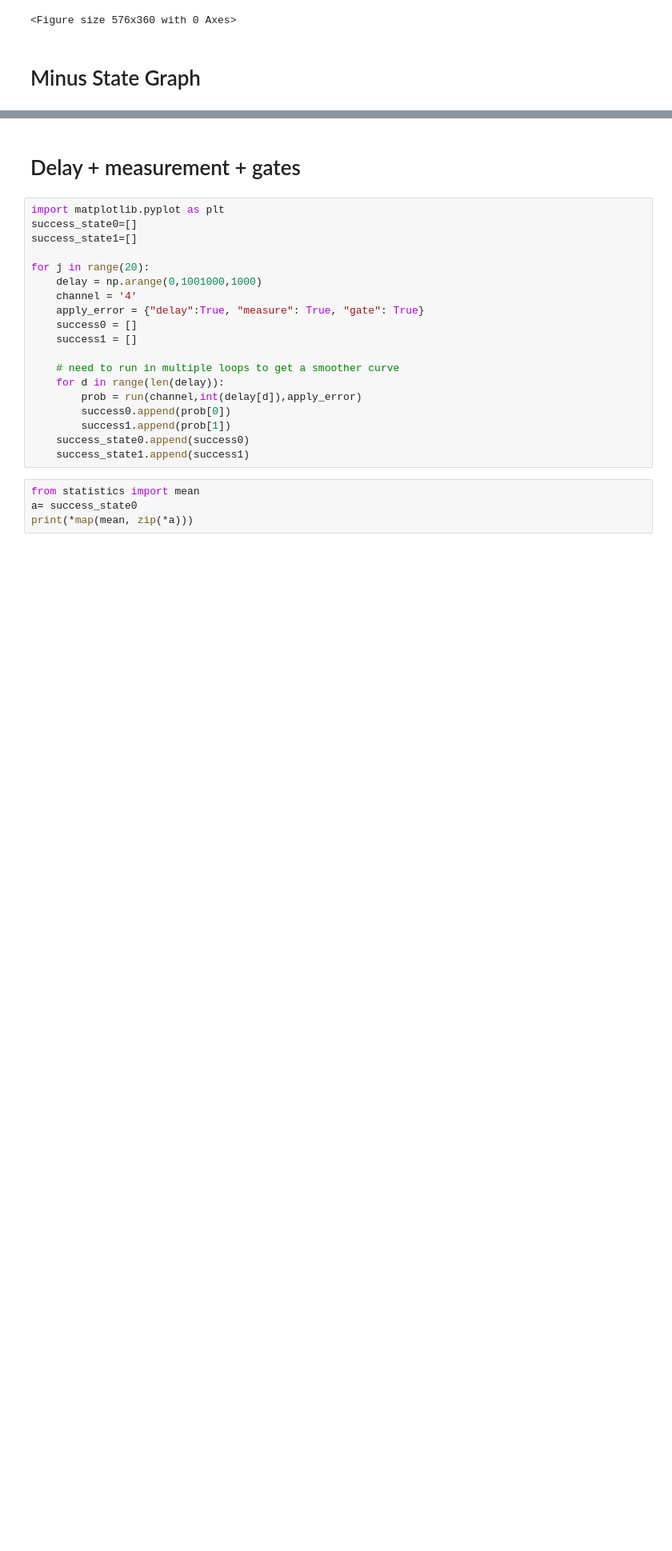
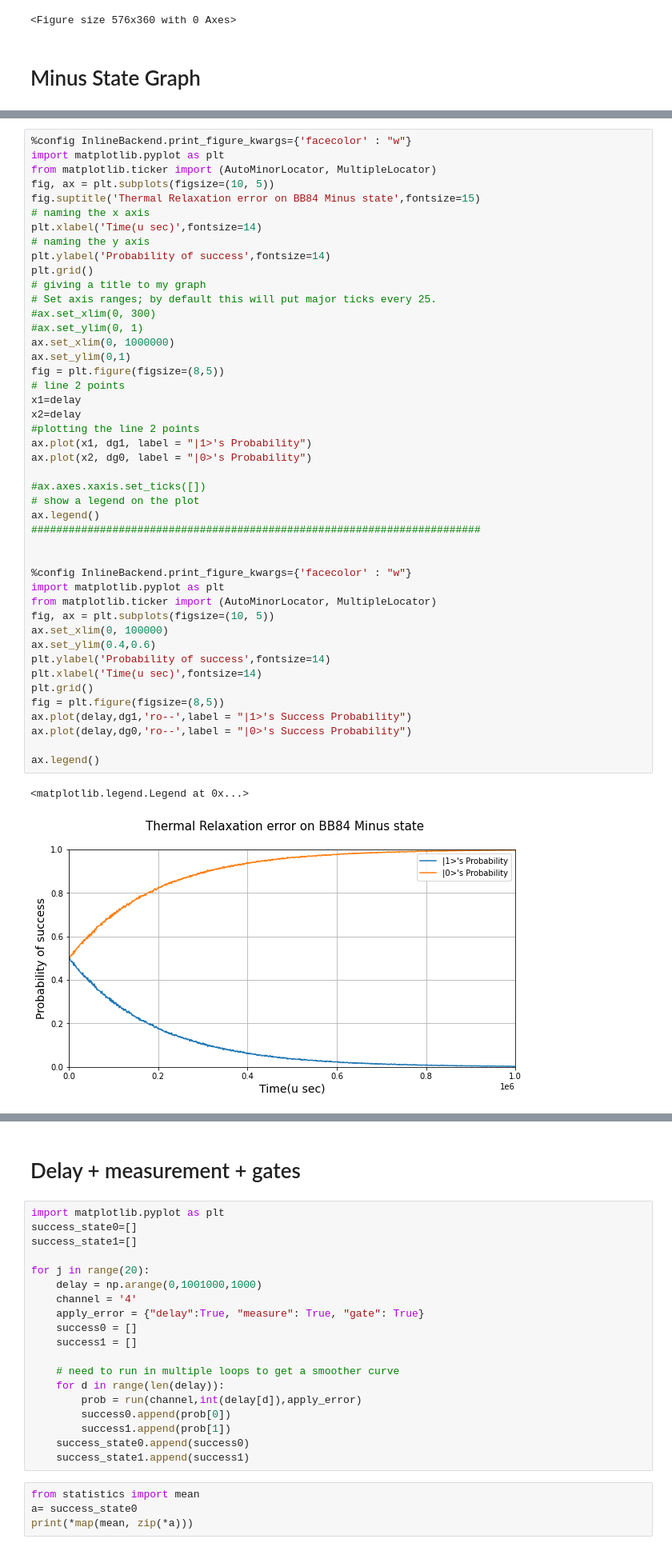
Before and after one commit to bishwajitprasadgond/Amplitude-damping-error-on-Quantum-Key-Distribution-Protocols-Effect-and-A-Probable-Bypass, a Jupyter notebook: BB84/BB84 Plus Minus Graph for (0 and 1).ipynb, the cells around one changed output, grey strips where cells are left out. Shown at 80% size. Cells and saved outputs as stored; diff of their text form; blank space fills up the shorter version.

```diff
--- a/BB84/BB84 Plus Minus Graph for (0 and 1).ipynb
+++ b/BB84/BB84 Plus Minus Graph for (0 and 1).ipynb
@@ -349,0 +569,48 @@ ax.legend()
+# %%
+%config InlineBackend.print_figure_kwargs={'facecolor' : "w"}
+import matplotlib.pyplot as plt
+from matplotlib.ticker import (AutoMinorLocator, MultipleLocator)
+fig, ax = plt.subplots(figsize=(10, 5))
+fig.suptitle('Thermal Relaxation error on BB84 Minus state',fontsize=15)
+# naming the x axis
+plt.xlabel('Time(u sec)',fontsize=14)
+# naming the y axis
+plt.ylabel('Probability of success',fontsize=14)
+plt.grid()
+# giving a title to my graph
+# Set axis ranges; by default this will put major ticks every 25.
+#ax.set_xlim(0, 300)
+#ax.set_ylim(0, 1)
+ax.set_xlim(0, 1000000)
+ax.set_ylim(0,1)
+fig = plt.figure(figsize=(8,5))
+# line 2 points
+x1=delay
+x2=delay
+#plotting the line 2 points
+ax.plot(x1, dg1, label = "|1>'s Probability")
+ax.plot(x2, dg0, label = "|0>'s Probability")
+
+#ax.axes.xaxis.set_ticks([])
+# show a legend on the plot
+ax.legend()
+########################################################################
+
+
+%config InlineBackend.print_figure_kwargs={'facecolor' : "w"}
+import matplotlib.pyplot as plt
+from matplotlib.ticker import (AutoMinorLocator, MultipleLocator)
+fig, ax = plt.subplots(figsize=(10, 5))
+ax.set_xlim(0, 100000)
+ax.set_ylim(0.4,0.6)
+plt.ylabel('Probability of success',fontsize=14)
+plt.xlabel('Time(u sec)',fontsize=14)
+plt.grid()
+fig = plt.figure(figsize=(8,5))
+ax.plot(delay,dg1,'ro--',label = "|1>'s Success Probability")
+ax.plot(delay,dg0,'ro--',label = "|0>'s Success Probability")
+
+ax.legend()
+# %% [output]
+<matplotlib.legend.Legend at 0x...>
+[figure, added]
```
Also changed, not shown: parts of 24 cells of this notebook.
